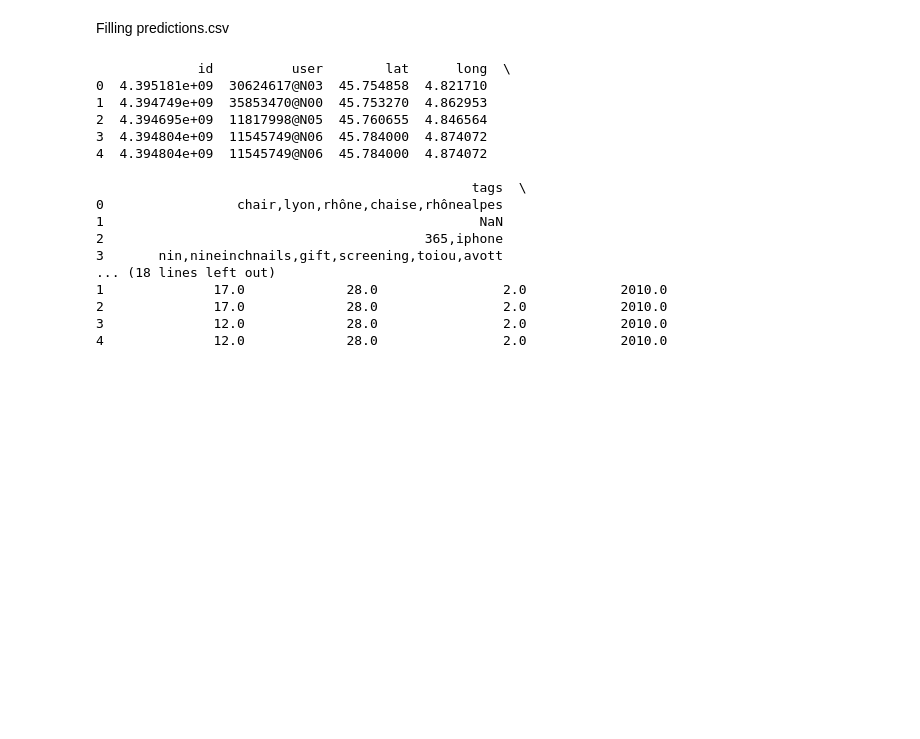
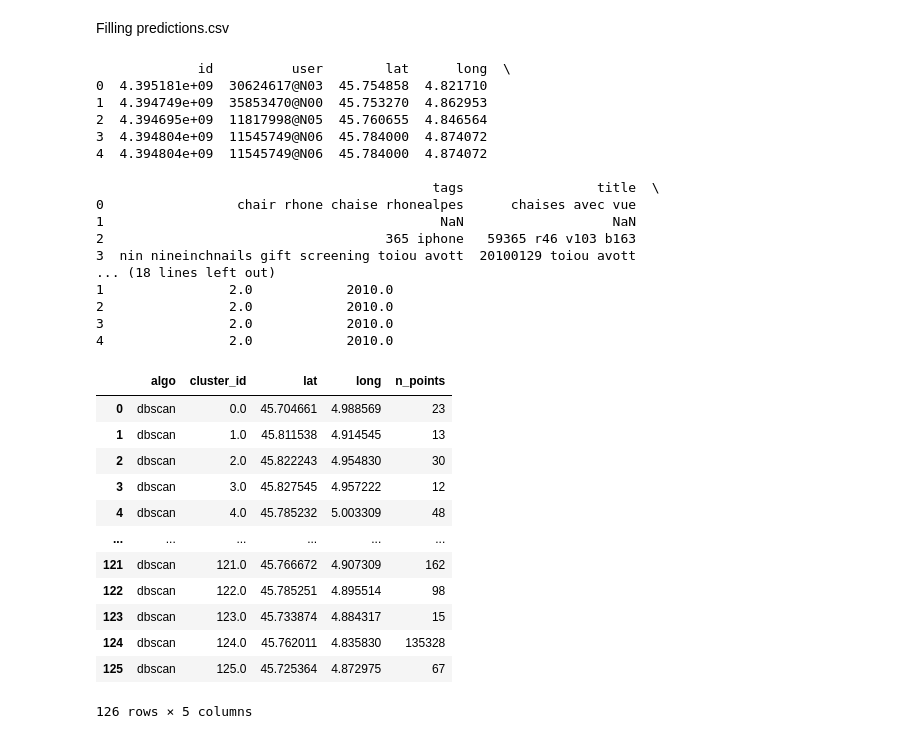
Before and after one commit to Jhouny/Flickr-Clustering, a Jupyter notebook: notebooks/clustering.ipynb, the cells around one changed output. Drawn from its saved outputs; the diff is of its cells as text; code cells hidden in the pictures; blank space fills up the shorter version.

```diff
--- a/notebooks/clustering.ipynb
+++ b/notebooks/clustering.ipynb
@@ -132,7 +224,7 @@ Next, we have hierarchical clustering. This method starts off by computing a dis
 # store_centers="centroid" to store avg of a cluster
 hdbscan_clusterer = HDBSCAN(min_cluster_size=10, metric='euclidean', cluster_selection_epsilon=0.003, copy=True, n_jobs=-1)
 hdbscan_clusterer.fit(X)
-labels = hdbscan_clusterer.labels_
+labels_hdbscan = hdbscan_clusterer.labels_
 
-plot_model(hdbscan_clusterer, X)
+plot_model(hdbscan_clusterer, label_list=labels_hdbscan, X=X)
 # %% [output]
@@ -218,16 +310,12 @@ Nous avons identifié que la concentration des points n'est pas la même pour le
 
 Nous pouvons, alors, run les algorithmes une fois pour définir les classes qui appartienent à la périphérie (bien triées pour les premiers hyperparamètres) et le run une deuxième fois avec des différents hyperparamètres pour mieux définir le cluster du milieu.
 # %%
-def count_points_per_cluster(model, ignore_noise=True):
+def count_points_per_cluster(labels, ignore_noise=True):
     """
     Retourne un DataFrame avec:
     - cluster_id
     - n_points
     """
-    if not hasattr(model, "labels_"):
-        raise ValueError(f"No labels for {model}")
-
-    labels = model.labels_
     s = pd.Series(labels, name="cluster_id")
 
     if ignore_noise:
@@ -344,14 +432,7 @@ def initialize_predictions_from_cleaned(
     preds.to_csv(output_path, index=False)
 # %%
 def initialize_centroids_from_cleaned(output_path):
-    preds = pd.DataFrame({
-        "algo": pd.NA,
-        "cluster_id": pd.NA,
-        "lat": pd.NA,
-        "long": pd.NA,
-        "n_points": pd.NA
-    })
-
+    preds = pd.DataFrame(columns=["algo", "cluster_id", "lat", "long", "n_points"])
     preds.to_csv(output_path, index=False)
 
 # Extract and save cluster centroids to a CSV file
@@ -378,7 +459,7 @@ def extract_cluster_centroids(
             else:
                 raise ValueError(f"No labels for {model}")
 
-        count = count_points_per_cluster(model)
+        count = count_points_per_cluster(labels)
 
         # ---------- KMEANS ----------
         if "kmeans" in algo:
@@ -416,7 +497,7 @@ def extract_cluster_centroids(
                     "cluster_id": row["cluster"],
                     "lat": row["lat"],
                     "long": row["long"],
-                    "n_points": int(count[count["cluster_id"] == row["cluster"]]["n_points"])
+                    "n_points": int(count[count["cluster_id"] == row["cluster"]]["n_points"].iloc[0])
                 }
                 for _, row in centroids.iterrows()
             ]
@@ -450,8 +531,8 @@ def extract_cluster_centroids(
     return df_new
 # %%
 
-# initialize_predictions_from_cleaned(cleaned_path="../data/data_cleaned_titles.csv",output_path="../data/pred20MinSamp.csv")
-# initialize_centroids_from_cleaned(output_path="../data/centroids20MinSamp.csv")
+initialize_predictions_from_cleaned(cleaned_path="../data/data_cleaned_titles.csv",output_path="../data/pred_recursive.csv")
+initialize_centroids_from_cleaned(output_path="../data/centroids_recursive.csv")
 # %% [output]
              id          user        lat      long  \
 0  4.395181e+09  30624617@N03  45.754858  4.821710
@@ -460,17 +541,32 @@ def extract_cluster_centroids(
 3  4.394804e+09  11545749@N06  45.784000  4.874072
 4  4.394804e+09  11545749@N06  45.784000  4.874072
 
-                                                tags  \
-0                 chair,lyon,rhône,chaise,rhônealpes
-1                                                NaN
-2                                         365,iphone
-3       nin,nineinchnails,gift,screening,toiou,avott
+                                           tags                 title  \
+0                 chair rhone chaise rhonealpes      chaises avec vue
+1                                           NaN                   NaN
+2                                    365 iphone   59365 r46 v103 b163
+3  nin nineinchnails gift screening toiou avott  20100129 toiou avott
 ... (18 lines left out)
-1              17.0             28.0                2.0            2010.0
-2              17.0             28.0                2.0            2010.0
-3              12.0             28.0                2.0            2010.0
-4              12.0             28.0                2.0            2010.0
+1                2.0            2010.0
+2                2.0            2010.0
+3                2.0            2010.0
+4                2.0            2010.0
 # %%
-
-#write_predictions(path="../data/pred10MinSamp.csv",models=[km_clustering, dbscan_clusterer, hdbscan_clusterer], X=sample)
-#extract_cluster_centroids(path="../data/centroids10MinSamp.csv",models=[km_clustering, dbscan_clusterer, hdbscan_clusterer], X=sample)
+models = [dbscan_clusterer]
+labels_dict = {dbscan_clusterer: labels_dbscan}
+write_predictions(path="../data/pred_recursive.csv",models=models, labels_dict=labels_dict, X=sample)
+extract_cluster_centroids(path="../data/centroids_recursive.csv",models=models, labels_dict=labels_dict, X=sample)
+# %% [output]
+|  | algo | cluster_id | lat | long | n_points |
+| 0 | dbscan | 0.0 | 45.704661 | 4.988569 | 23 |
+| 1 | dbscan | 1.0 | 45.811538 | 4.914545 | 13 |
+| 2 | dbscan | 2.0 | 45.822243 | 4.954830 | 30 |
+| 3 | dbscan | 3.0 | 45.827545 | 4.957222 | 12 |
+| 4 | dbscan | 4.0 | 45.785232 | 5.003309 | 48 |
+| ... | ... | ... | ... | ... | ... |
+| 121 | dbscan | 121.0 | 45.766672 | 4.907309 | 162 |
+| 122 | dbscan | 122.0 | 45.785251 | 4.895514 | 98 |
+| 123 | dbscan | 123.0 | 45.733874 | 4.884317 | 15 |
+| 124 | dbscan | 124.0 | 45.762011 | 4.835830 | 135328 |
+| 125 | dbscan | 125.0 | 45.725364 | 4.872975 | 67 |
+126 rows × 5 columns
```
Also changed, not shown: parts of 8 cells of this notebook, 2 other files.
